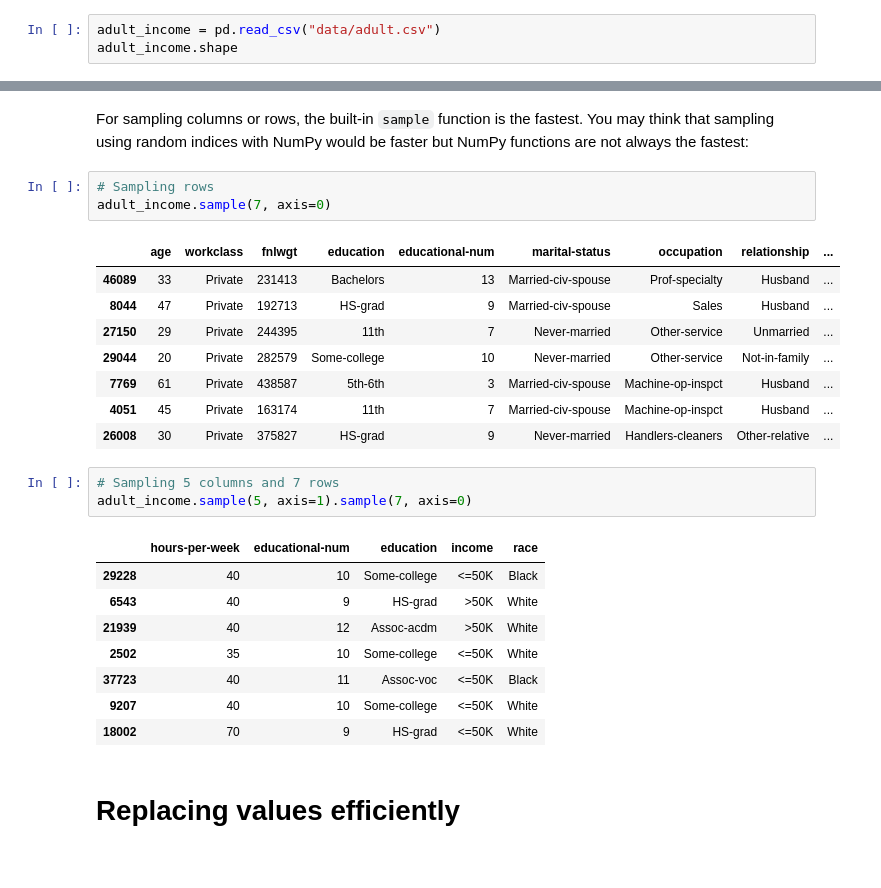
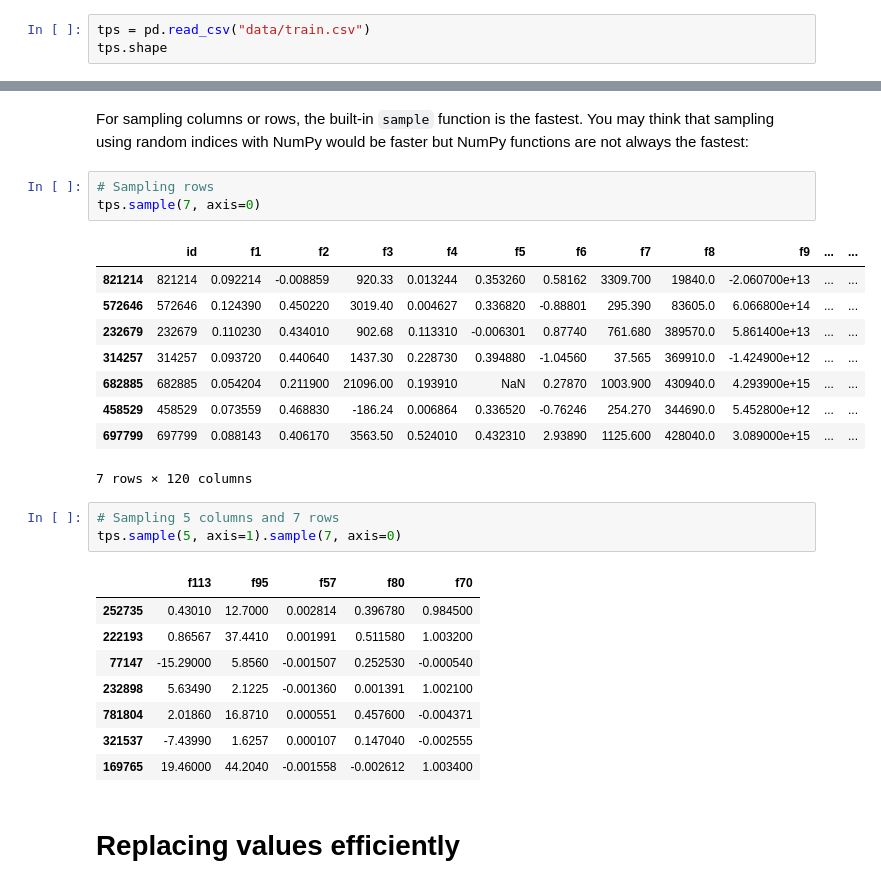
Before and after one commit to BexTuychiev/medium_stories, a Jupyter notebook: 2021/september/6_faster_pandas/notebook.ipynb, the cells around one changed output, grey strips where cells are left out. Saved outputs shown, nothing was run; the diff lists cells and outputs as text.

```diff
--- a/2021/september/6_faster_pandas/notebook.ipynb
+++ b/2021/september/6_faster_pandas/notebook.ipynb
@@ -76,6 +76,6 @@ Let's start with the most basic operations. Specifically, we will see the fastes
 
 Firstly, for choosing a row or multiple rows, `iloc` is faster.
 # %%
-adult_income = pd.read_csv("data/adult.csv")
-adult_income.shape
+tps = pd.read_csv("data/train.csv")
+tps.shape
 # %% [output]
@@ -119,28 +119,29 @@ adult_income.loc[:, ["age", "workclass", "education"]]
 For sampling columns or rows, the built-in `sample` function is the fastest. You may think that sampling using random indices with NumPy would be faster but NumPy functions are not always the fastest:
 # %%
 # Sampling rows
-adult_income.sample(7, axis=0)
+tps.sample(7, axis=0)
 # %% [output]
-|  | age | workclass | fnlwgt | education | educational-num | marital-status | occupation | relationship | ... |
-| 46089 | 33 | Private | 231413 | Bachelors | 13 | Married-civ-spouse | Prof-specialty | Husband | ... |
-| 8044 | 47 | Private | 192713 | HS-grad | 9 | Married-civ-spouse | Sales | Husband | ... |
-| 27150 | 29 | Private | 244395 | 11th | 7 | Never-married | Other-service | Unmarried | ... |
-| 29044 | 20 | Private | 282579 | Some-college | 10 | Never-married | Other-service | Not-in-family | ... |
-| 7769 | 61 | Private | 438587 | 5th-6th | 3 | Married-civ-spouse | Machine-op-inspct | Husband | ... |
-| 4051 | 45 | Private | 163174 | 11th | 7 | Married-civ-spouse | Machine-op-inspct | Husband | ... |
-| 26008 | 30 | Private | 375827 | HS-grad | 9 | Never-married | Handlers-cleaners | Other-relative | ... |
+|  | id | f1 | f2 | f3 | f4 | f5 | f6 | f7 | f8 | f9 | ... | ... |
+| 821214 | 821214 | 0.092214 | -0.008859 | 920.33 | 0.013244 | 0.353260 | 0.58162 | 3309.700 | 19840.0 | -2.060700e+13 | ... | ... |
+| 572646 | 572646 | 0.124390 | 0.450220 | 3019.40 | 0.004627 | 0.336820 | -0.88801 | 295.390 | 83605.0 | 6.066800e+14 | ... | ... |
+| 232679 | 232679 | 0.110230 | 0.434010 | 902.68 | 0.113310 | -0.006301 | 0.87740 | 761.680 | 389570.0 | 5.861400e+13 | ... | ... |
+| 314257 | 314257 | 0.093720 | 0.440640 | 1437.30 | 0.228730 | 0.394880 | -1.04560 | 37.565 | 369910.0 | -1.424900e+12 | ... | ... |
+| 682885 | 682885 | 0.054204 | 0.211900 | 21096.00 | 0.193910 | NaN | 0.27870 | 1003.900 | 430940.0 | 4.293900e+15 | ... | ... |
+| 458529 | 458529 | 0.073559 | 0.468830 | -186.24 | 0.006864 | 0.336520 | -0.76246 | 254.270 | 344690.0 | 5.452800e+12 | ... | ... |
+| 697799 | 697799 | 0.088143 | 0.406170 | 3563.50 | 0.524010 | 0.432310 | 2.93890 | 1125.600 | 428040.0 | 3.089000e+15 | ... | ... |
+7 rows × 120 columns
 # %%
 # Sampling 5 columns and 7 rows
-adult_income.sample(5, axis=1).sample(7, axis=0)
+tps.sample(5, axis=1).sample(7, axis=0)
 # %% [output]
-|  | hours-per-week | educational-num | education | income | race |
-| 29228 | 40 | 10 | Some-college | <=50K | Black |
-| 6543 | 40 | 9 | HS-grad | >50K | White |
-| 21939 | 40 | 12 | Assoc-acdm | >50K | White |
-| 2502 | 35 | 10 | Some-college | <=50K | White |
-| 37723 | 40 | 11 | Assoc-voc | <=50K | Black |
-| 9207 | 40 | 10 | Some-college | <=50K | White |
-| 18002 | 70 | 9 | HS-grad | <=50K | White |
+|  | f113 | f95 | f57 | f80 | f70 |
+| 252735 | 0.43010 | 12.7000 | 0.002814 | 0.396780 | 0.984500 |
+| 222193 | 0.86567 | 37.4410 | 0.001991 | 0.511580 | 1.003200 |
+| 77147 | -15.29000 | 5.8560 | -0.001507 | 0.252530 | -0.000540 |
+| 232898 | 5.63490 | 2.1225 | -0.001360 | 0.001391 | 1.002100 |
+| 781804 | 2.01860 | 16.8710 | 0.000551 | 0.457600 | -0.004371 |
+| 321537 | -7.43990 | 1.6257 | 0.000107 | 0.147040 | -0.002555 |
+| 169765 | 19.46000 | 44.2040 | -0.001558 | -0.002612 | 1.003400 |
 # %% [markdown]
 # Replacing values efficiently
 # %% [markdown]
```
Also changed, not shown: parts of 21 cells of this notebook.
